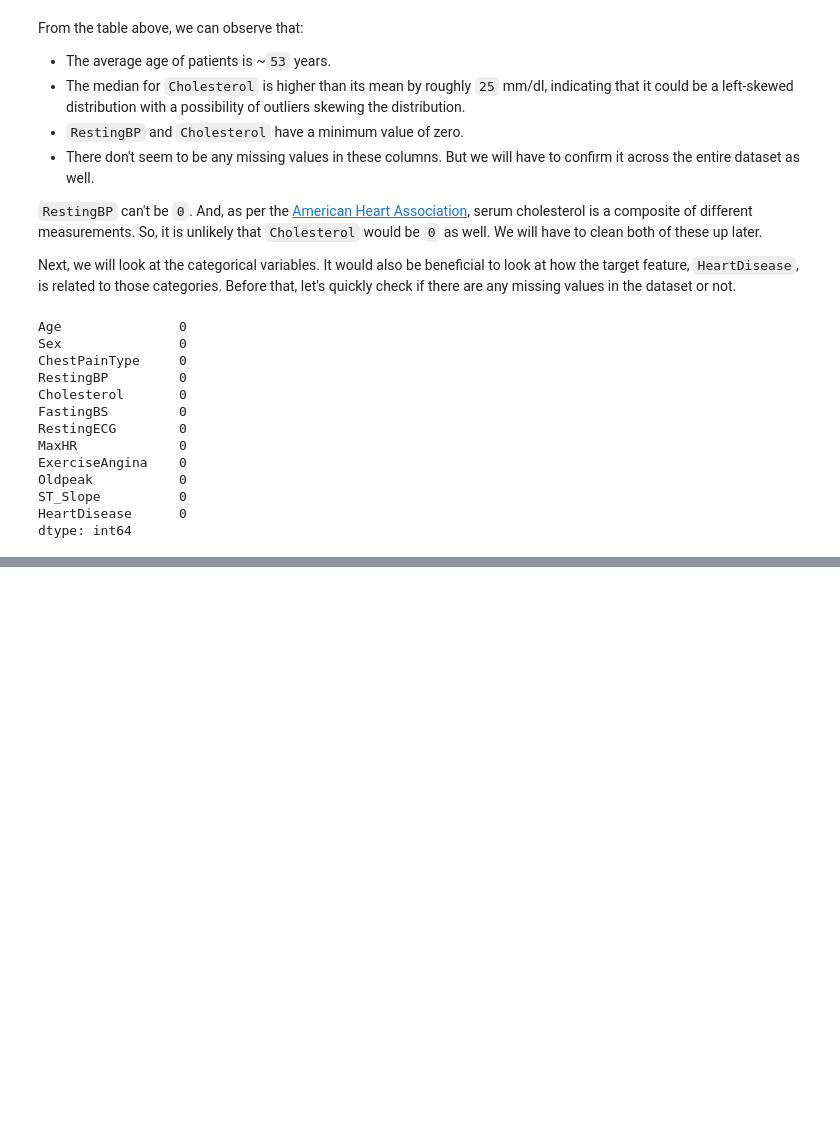
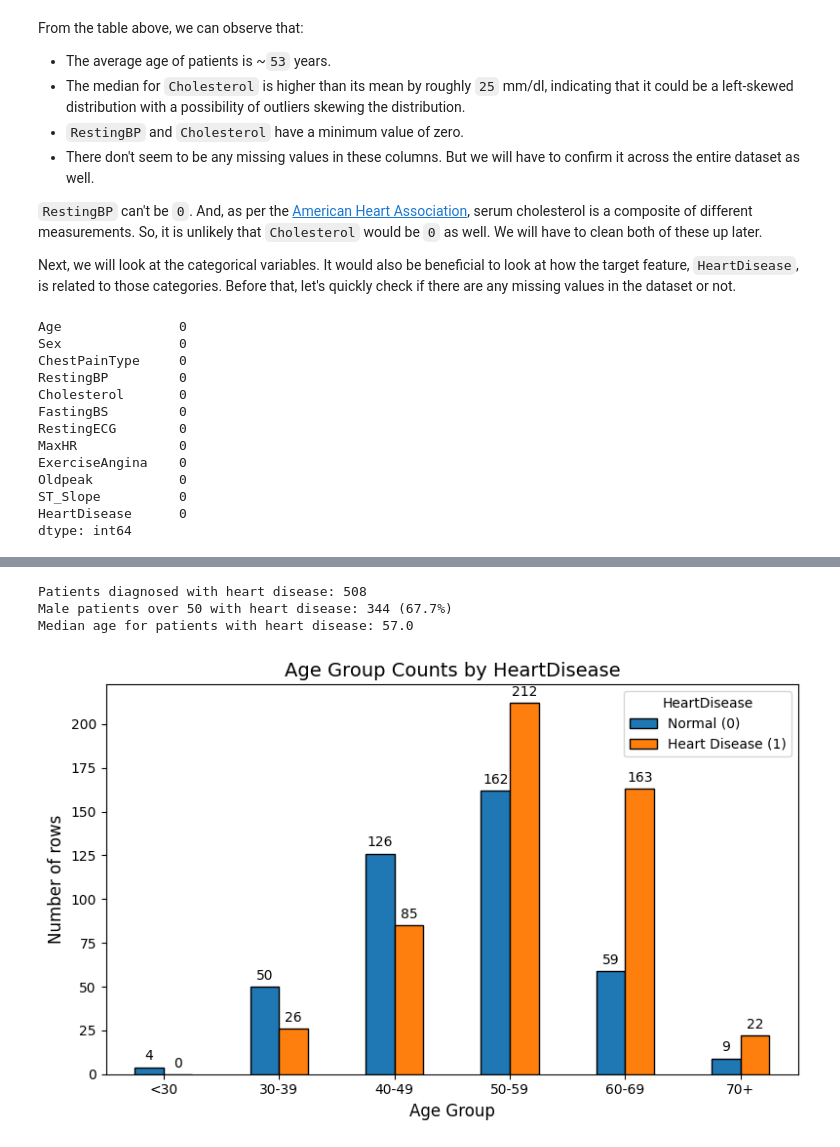
Before and after one commit to BahrouniAyoub/Predicting-Heart-Disease, a Jupyter notebook: Predicting_Heart_Disease.ipynb, the cells around one changed output, grey strips where cells are left out. Drawn from its saved outputs; the diff is of its cells as text; code cells hidden in the pictures; blank space fills up the shorter version.

```diff
--- a/Predicting_Heart_Disease.ipynb
+++ b/Predicting_Heart_Disease.ipynb
@@ -165,0 +181,34 @@ This dataset contains clinical and demographic information about patients, colle
+# %%
+# Additional grouping and summary analysis for heart disease
+heart_disease = df[df['HeartDisease'] == 1]
+male_over_50 = heart_disease[(heart_disease['Sex'] == 'M') & (heart_disease['Age'] > 50)].shape[0]
+total_hd = heart_disease.shape[0]
+percent_male_over_50 = (male_over_50 / total_hd) * 100 if total_hd > 0 else 0
+median_age_hd = heart_disease['Age'].median()
+
+print(f"Patients diagnosed with heart disease: {total_hd}")
+print(f"Male patients over 50 with heart disease: {male_over_50} ({percent_male_over_50:.1f}%)")
+print(f"Median age for patients with heart disease: {median_age_hd}")
+
+age_bins = [0, 30, 40, 50, 60, 70, 100]
+age_labels = ['<30', '30-39', '40-49', '50-59', '60-69', '70+']
+
+df['AgeGroup'] = pd.cut(df['Age'], bins=age_bins, labels=age_labels, right=False)
+age_grouped = df.groupby(['AgeGroup', 'HeartDisease']).size().unstack(fill_value=0)
+
+fig, ax = plt.subplots(figsize=(8, 5))
+age_grouped.plot(kind='bar', ax=ax, edgecolor='black')
+ax.set_title('Age Group Counts by HeartDisease', fontsize=14)
+ax.set_xlabel('Age Group', fontsize=12)
+ax.set_ylabel('Number of rows', fontsize=12)
+ax.legend(title='HeartDisease', labels=['Normal (0)', 'Heart Disease (1)'])
+for container in ax.containers:
+    ax.bar_label(container, padding=3)
+ax.set_xticklabels(age_labels, rotation=0)
+plt.tight_layout()
+plt.show()
+# %% [output]
+Patients diagnosed with heart disease: 508
+Male patients over 50 with heart disease: 344 (67.7%)
+Median age for patients with heart disease: 57.0
+[figure, added]
```
Also changed, not shown: parts of 11 cells of this notebook.
